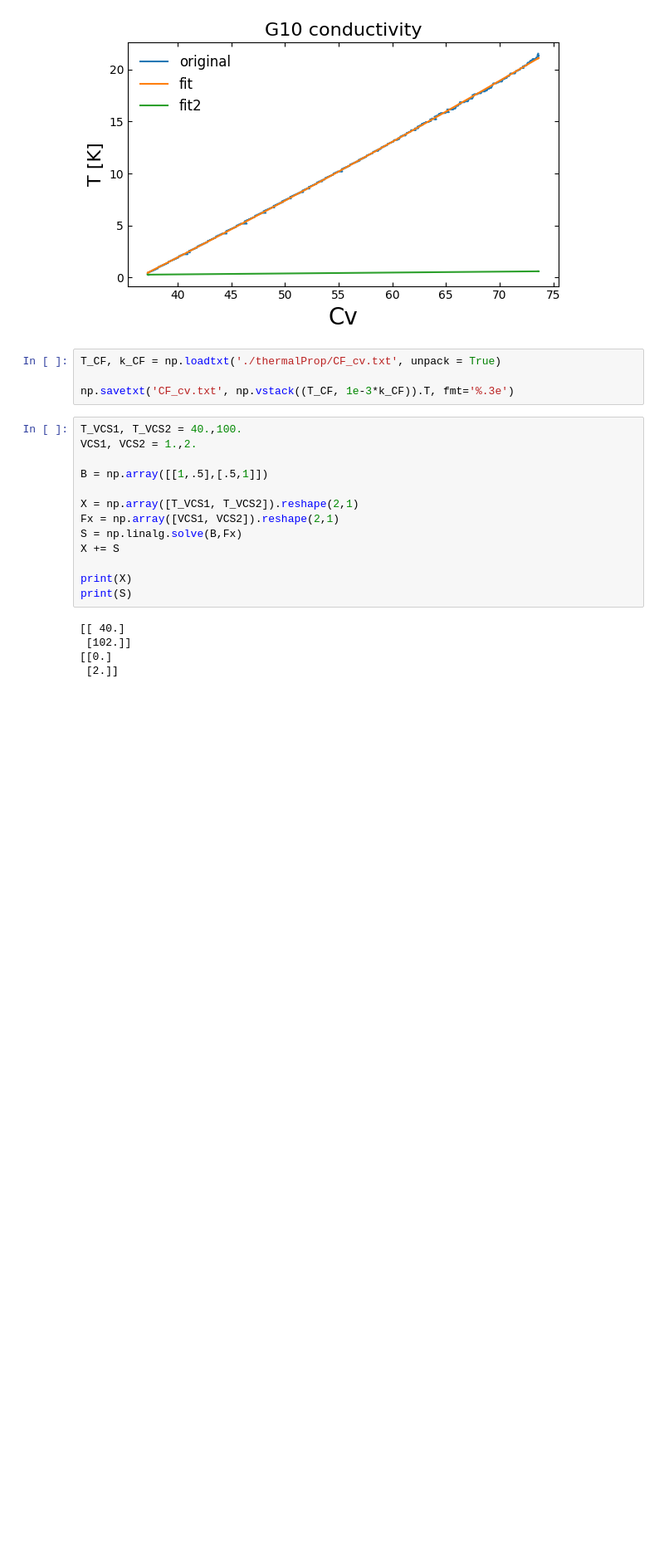
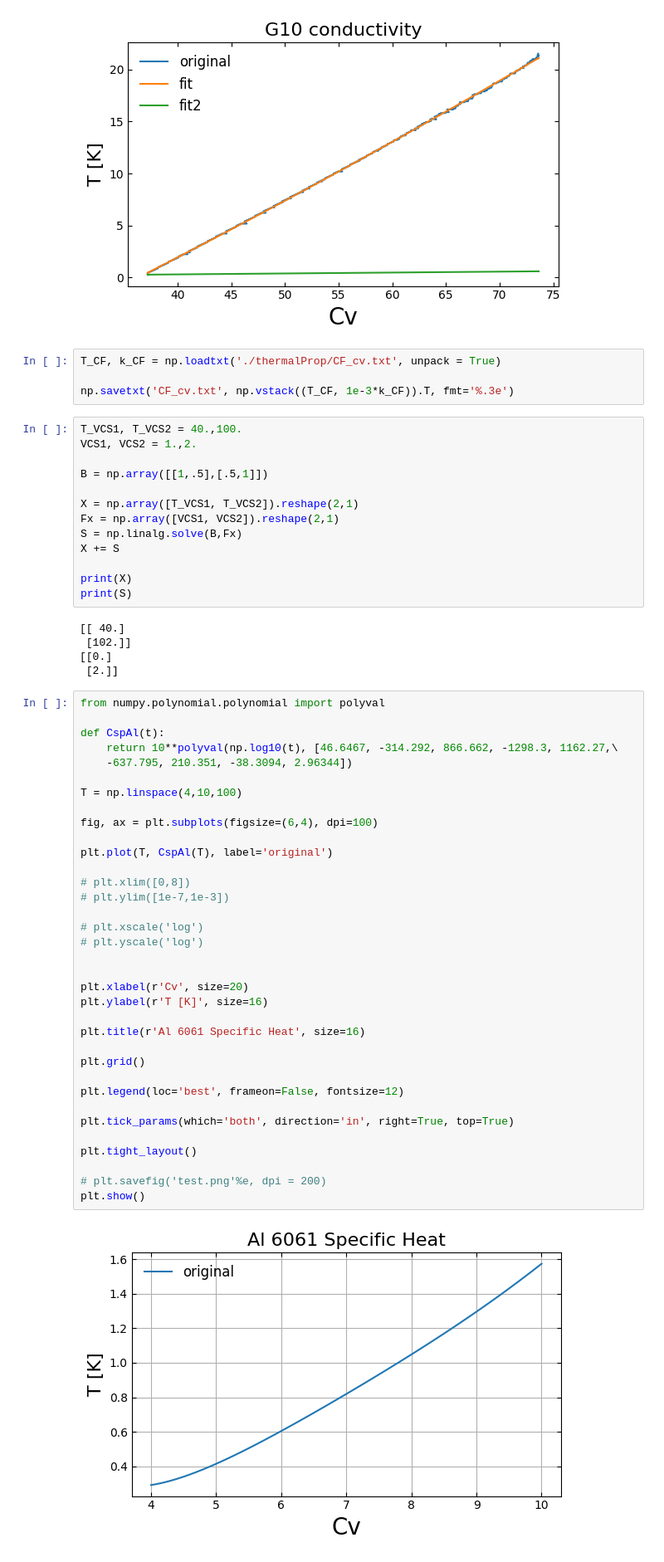
Before and after one commit to tim-balloon/CryoModel, a Jupyter notebook: test.ipynb, the cells around one changed output. Shown at 83% size. Drawn from its saved outputs; the diff is of its cells as text; blank space fills up the shorter version.

```diff
--- a/test.ipynb
+++ b/test.ipynb
@@ -102,3 +102,40 @@ print(S)
  [102.]]
 [[0.]
  [2.]]
+# %%
+from numpy.polynomial.polynomial import polyval
+
+def CspAl(t):
+    return 10**polyval(np.log10(t), [46.6467, -314.292, 866.662, -1298.3, 1162.27,\
+    -637.795, 210.351, -38.3094, 2.96344])
+
+T = np.linspace(4,10,100)
+
+fig, ax = plt.subplots(figsize=(6,4), dpi=100)
+
+plt.plot(T, CspAl(T), label='original')
+
+# plt.xlim([0,8])
+# plt.ylim([1e-7,1e-3])
+
+# plt.xscale('log')
+# plt.yscale('log')
+
+
+plt.xlabel(r'Cv', size=20)
+plt.ylabel(r'T [K]', size=16)
+
+plt.title(r'Al 6061 Specific Heat', size=16)
+
+plt.grid()
+
+plt.legend(loc='best', frameon=False, fontsize=12)
+
+plt.tick_params(which='both', direction='in', right=True, top=True)
+
+plt.tight_layout()
+
+# plt.savefig('test.png'%e, dpi = 200)
+plt.show()
+# %% [output]
+[figure, added]
```
Also changed, not shown: parts of 1 cell of this notebook, 3 other files.
